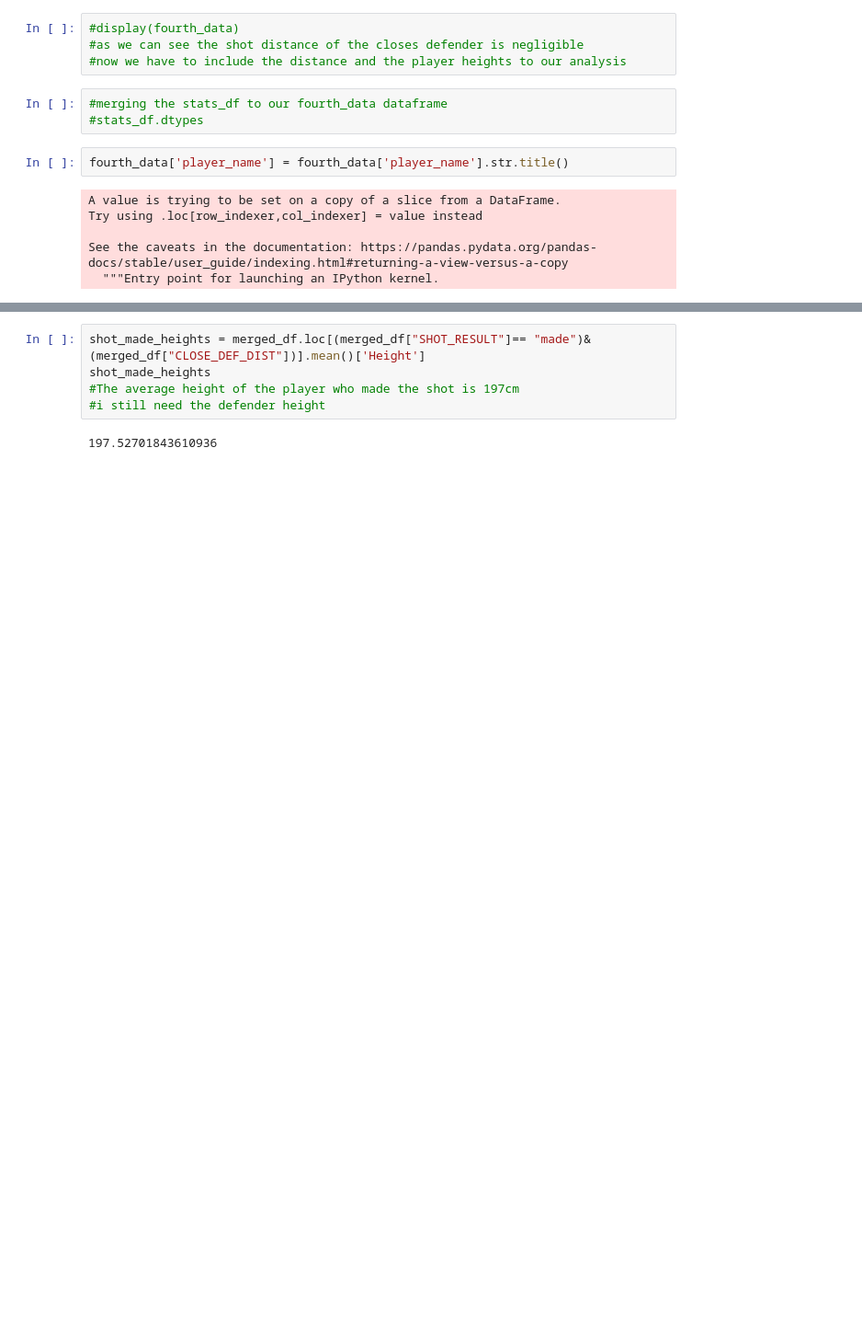
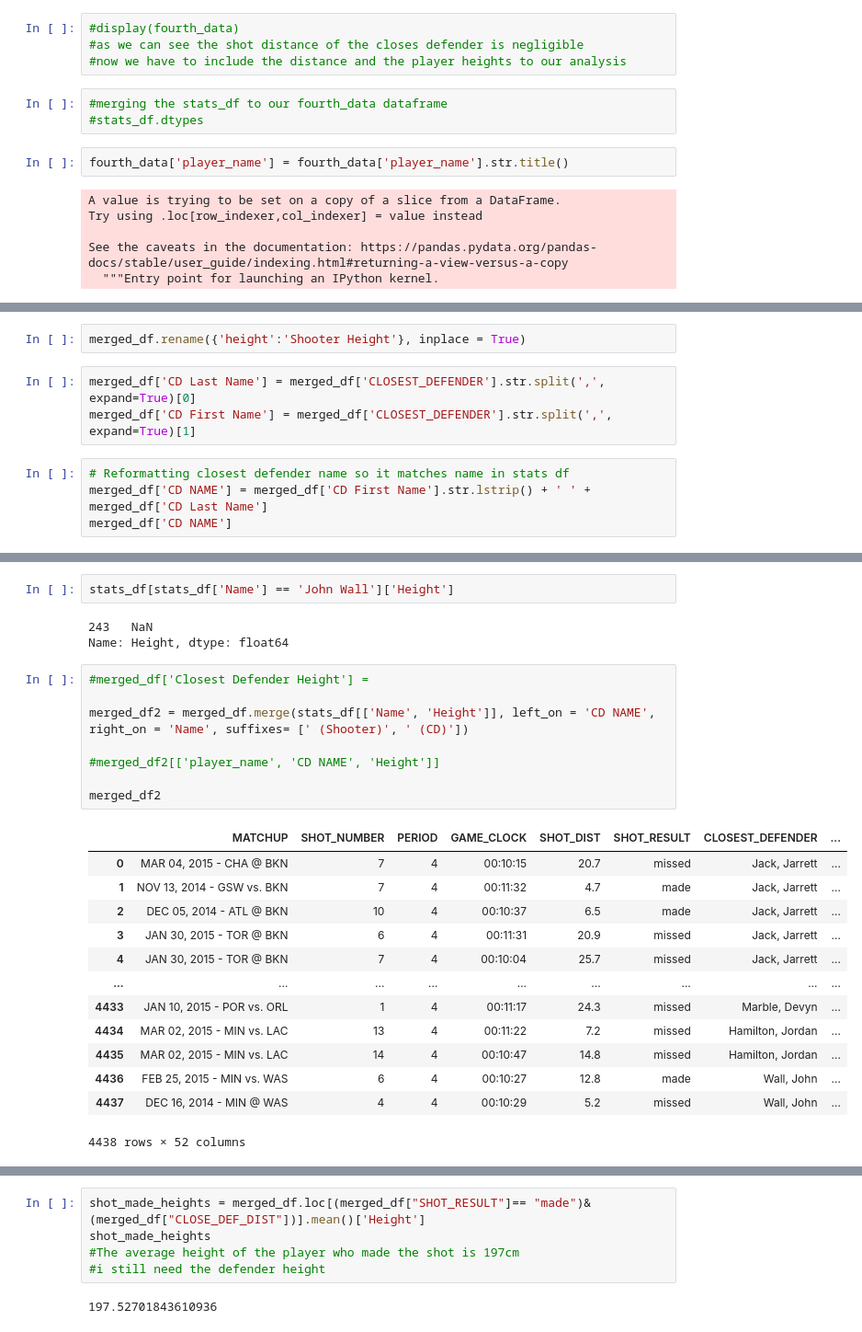
Before and after one commit to Deving789/NBA_Final-Project, a Jupyter notebook: project_x.ipynb, the cells around one changed output, grey strips where cells are left out. Shown at 92% size. Drawn from its saved outputs; the diff is of its cells as text; blank space fills up the shorter version.

```diff
--- a/project_x.ipynb
+++ b/project_x.ipynb
@@ -157,0 +158,9 @@ display(merged_df)
+# %%
+merged_df.rename({'height':'Shooter Height'}, inplace = True)
+# %%
+merged_df['CD Last Name'] = merged_df['CLOSEST_DEFENDER'].str.split(',', expand=True)[0]
+merged_df['CD First Name'] = merged_df['CLOSEST_DEFENDER'].str.split(',', expand=True)[1]
+# %%
+# Reformatting closest defender name so it matches name in stats df
+merged_df['CD NAME'] = merged_df['CD First Name'].str.lstrip() + ' ' + merged_df['CD Last Name']
+merged_df['CD NAME']
@@ -157,0 +180,27 @@ display(merged_df)
+# %%
+stats_df[stats_df['Name'] == 'John Wall']['Height']
+# %% [output]
+243   NaN
+Name: Height, dtype: float64
+# %%
+#merged_df['Closest Defender Height'] =
+
+merged_df2 = merged_df.merge(stats_df[['Name', 'Height']], left_on = 'CD NAME', right_on = 'Name', suffixes= [' (Shooter)', ' (CD)'])
+
+#merged_df2[['player_name', 'CD NAME', 'Height']]
+
+merged_df2
+# %% [output]
+|  | MATCHUP | SHOT_NUMBER | PERIOD | GAME_CLOCK | SHOT_DIST | SHOT_RESULT | CLOSEST_DEFENDER | ... |
+| 0 | MAR 04, 2015 - CHA @ BKN | 7 | 4 | 00:10:15 | 20.7 | missed | Jack, Jarrett | ... |
+| 1 | NOV 13, 2014 - GSW vs. BKN | 7 | 4 | 00:11:32 | 4.7 | made | Jack, Jarrett | ... |
+| 2 | DEC 05, 2014 - ATL @ BKN | 10 | 4 | 00:10:37 | 6.5 | made | Jack, Jarrett | ... |
+| 3 | JAN 30, 2015 - TOR @ BKN | 6 | 4 | 00:11:31 | 20.9 | missed | Jack, Jarrett | ... |
+| 4 | JAN 30, 2015 - TOR @ BKN | 7 | 4 | 00:10:04 | 25.7 | missed | Jack, Jarrett | ... |
+| ... | ... | ... | ... | ... | ... | ... | ... | ... |
+| 4433 | JAN 10, 2015 - POR vs. ORL | 1 | 4 | 00:11:17 | 24.3 | missed | Marble, Devyn | ... |
+| 4434 | MAR 02, 2015 - MIN vs. LAC | 13 | 4 | 00:11:22 | 7.2 | missed | Hamilton, Jordan | ... |
+| 4435 | MAR 02, 2015 - MIN vs. LAC | 14 | 4 | 00:10:47 | 14.8 | missed | Hamilton, Jordan | ... |
+| 4436 | FEB 25, 2015 - MIN vs. WAS | 6 | 4 | 00:10:27 | 12.8 | made | Wall, John | ... |
+| 4437 | DEC 16, 2014 - MIN @ WAS | 4 | 4 | 00:10:29 | 5.2 | missed | Wall, John | ... |
+4438 rows × 52 columns
```
Also changed, not shown: parts of 3 cells of this notebook.
